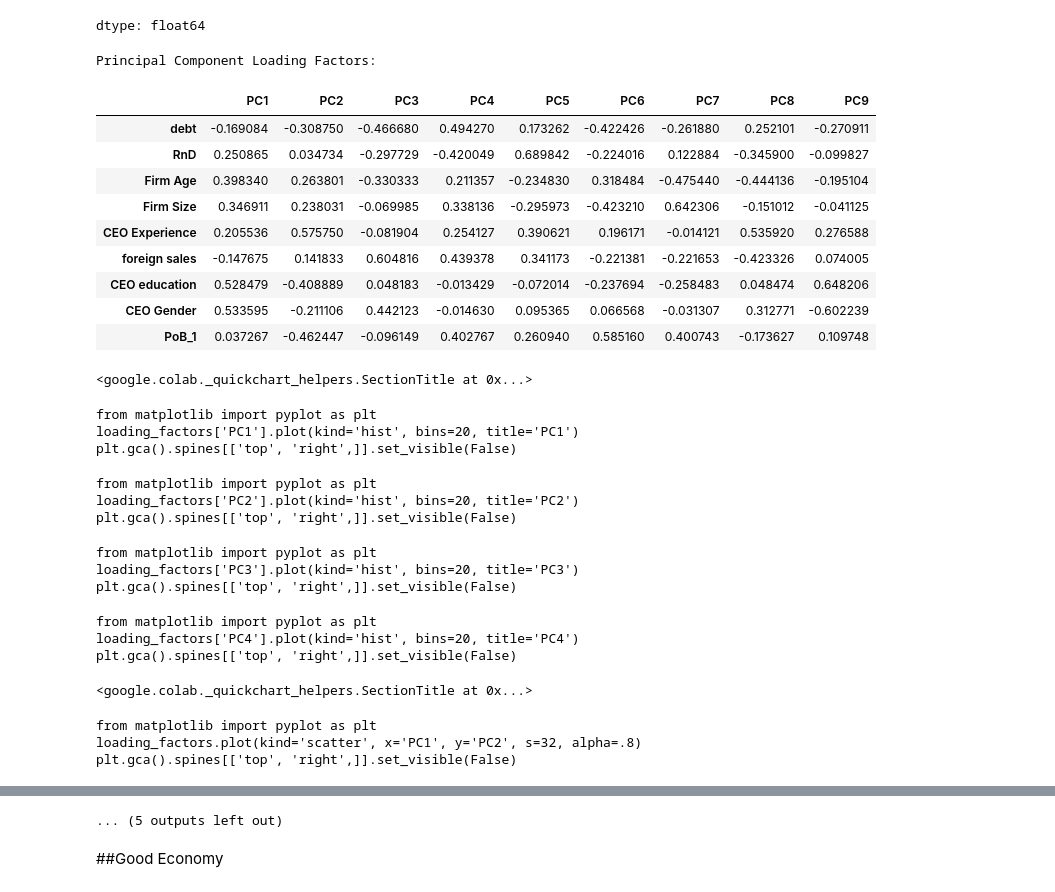
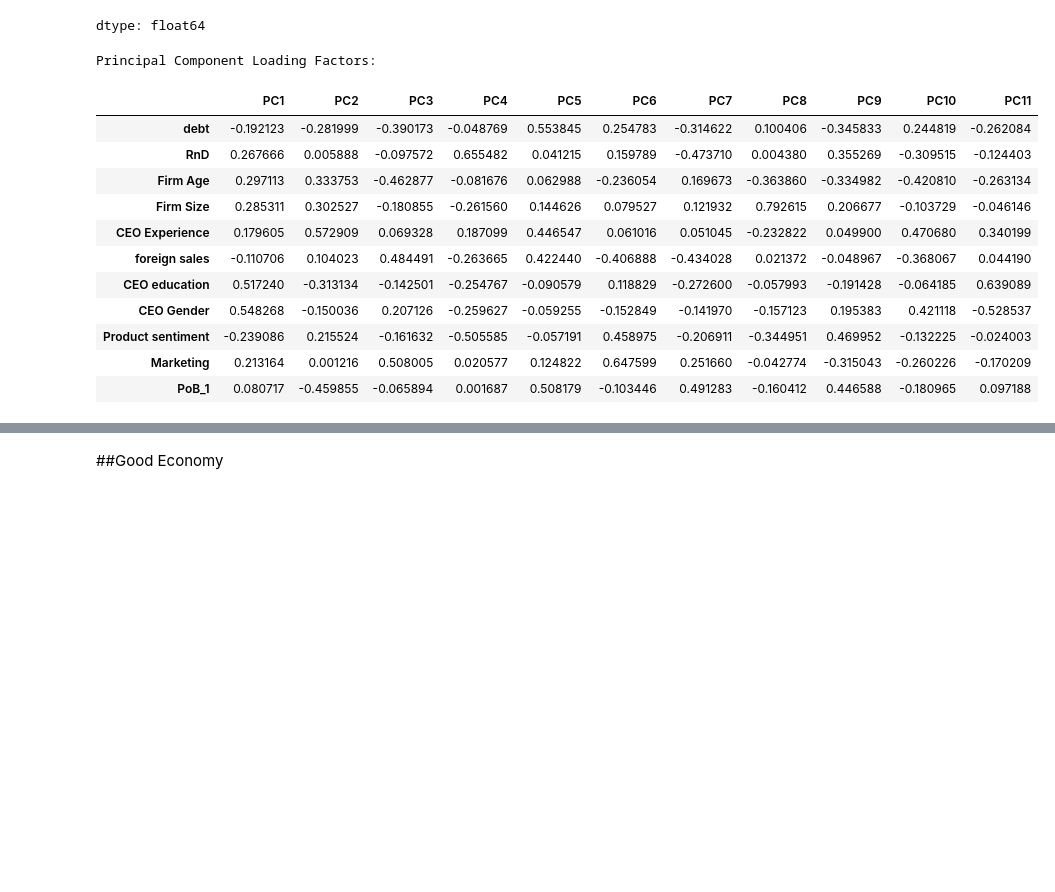
Before and after one commit to nananana25/MSC151, a Jupyter notebook: CW4_MRAP.ipynb, the cells around one changed output, grey strips where cells are left out. Cells and saved outputs as stored; diff of their text form; code cells hidden in the pictures; blank space fills up the shorter version.

```diff
--- a/CW4_MRAP.ipynb
+++ b/CW4_MRAP.ipynb
@@ -482,0 +196,38 @@ dtype: float64
+# %%
+import pandas as pd
+from sklearn.linear_model import Lasso
+import numpy as np
+
+# Load df_new for High Inflation data
+# Corrected file path from 'High Inflation.xlsx' to 'High Inflation normal.xlsx'
+excel_file_path = ('/content/High Inflation.xlsx')
+df_new = pd.read_excel(excel_file_path)
+
+# Redefine features (X) and target (y) for 'High Inflation' data from df_new
+# Corrected column names based on the output of df_new.columns
+X_new_high_inflation = df_new[['debt', 'RnD', 'Firm Age', 'Firm Size', 'CEO Experience', 'foreign sales', 'CEO education', 'CEO Gender']]
+y_new_high_inflation = df_new['Profitability']
+
+# Note: 'Marketing', 'Product sentiment', and 'PoB' are not in 'High Inflation normal.xlsx'
+# based on the columns printed from df in cell L9NYH4f5eB7C. Removed these columns.
+
+# Assuming 'PoB' is not in this dataset or is not being handled here,
+# as the original 'High Inflation normal.xlsx' (df) did not have 'PoB'.
+# If a categorical variable needs to be handled, it would require a specific column name and logic.
+
+# Initialize and train a NEW Lasso model for High Inflation data
+# We'll use a small alpha value to start, you might want to tune this
+lasso_high_inflation = Lasso(alpha=0.1, random_state=42)
+lasso_high_inflation.fit(X_new_high_inflation, y_new_high_inflation)
+
+# Get the coefficients from the trained Lasso model for High Inflation
+lasso_coefficients_high_inflation = lasso_high_inflation.coef_
+
+# Create a pandas Series for better visualization, using the feature names from X_new_high_inflation
+lasso_coefficient_series_high_inflation = pd.Series(lasso_coefficients_high_inflation, index=X_new_high_inflation.columns)
+
+# Sort the coefficients by their absolute value to see the most impactful features
+sorted_lasso_coefficients_high_inflation = lasso_coefficient_series_high_inflation.abs().sort_values(ascending=False)
+
+print("LASSO Feature Importances (Absolute Coefficients) for High Inflation Data:")
+display(sorted_lasso_coefficients_high_inflation)
@@ -574,54 +339,39 @@ dtype: float64
 # %%
 from sklearn.preprocessing import StandardScaler
 from sklearn.decomposition import PCA
 import pandas as pd
 
 # Define features (X) for PCA
 # Note: 'Product Sentiment' seems to be 'product_sentiment' and 'PoB' needs handling as before
-X_pca = df_new[['debt', 'RnD', 'Firm Age', 'Firm Size', 'CEO Experience', 'foreign sales', 'CEO education', 'CEO Gender',  'PoB']]
+X_pca = df_new[['debt', 'RnD', 'Firm Age', 'Firm Size', 'CEO Experience', 'foreign sales', 'CEO education', 'CEO Gender',  'PoB', 'Product sentiment', 'Marketing']]
 
 # Handle categorical variable 'PoB'
 X_pca = pd.get_dummies(X_pca, columns=['PoB'], drop_first=True)
 
 # Standardize the features
 scaler = StandardScaler()
 X_scaled = scaler.fit_transform(X_pca)
 
 # Perform PCA
 pca = PCA()
 X_pca_result = pca.fit_transform(X_scaled)
 
 # Get the loading factors (components)
 loading_factors = pd.DataFrame(pca.components_.T, columns=[f'PC{i+1}' for i in range(pca.n_components_)], index=X_pca.columns)
 
 print("Principal Component Loading Factors:")
 display(loading_factors)
 # %% [output]
 Principal Component Loading Factors:
-|  | PC1 | PC2 | PC3 | PC4 | PC5 | PC6 | PC7 | PC8 | PC9 |
-| debt | -0.169084 | -0.308750 | -0.466680 | 0.494270 | 0.173262 | -0.422426 | -0.261880 | 0.252101 | -0.270911 |
-| RnD | 0.250865 | 0.034734 | -0.297729 | -0.420049 | 0.689842 | -0.224016 | 0.122884 | -0.345900 | -0.099827 |
-| Firm Age | 0.398340 | 0.263801 | -0.330333 | 0.211357 | -0.234830 | 0.318484 | -0.475440 | -0.444136 | -0.195104 |
-| Firm Size | 0.346911 | 0.238031 | -0.069985 | 0.338136 | -0.295973 | -0.423210 | 0.642306 | -0.151012 | -0.041125 |
-| CEO Experience | 0.205536 | 0.575750 | -0.081904 | 0.254127 | 0.390621 | 0.196171 | -0.014121 | 0.535920 | 0.276588 |
-| foreign sales | -0.147675 | 0.141833 | 0.604816 | 0.439378 | 0.341173 | -0.221381 | -0.221653 | -0.423326 | 0.074005 |
-| CEO education | 0.528479 | -0.408889 | 0.048183 | -0.013429 | -0.072014 | -0.237694 | -0.258483 | 0.048474 | 0.648206 |
-| CEO Gender | 0.533595 | -0.211106 | 0.442123 | -0.014630 | 0.095365 | 0.066568 | -0.031307 | 0.312771 | -0.602239 |
-| PoB_1 | 0.037267 | -0.462447 | -0.096149 | 0.402767 | 0.260940 | 0.585160 | 0.400743 | -0.173627 | 0.109748 |
+|  | PC1 | PC2 | PC3 | PC4 | PC5 | PC6 | PC7 | PC8 | PC9 | PC10 | PC11 |
+| debt | -0.192123 | -0.281999 | -0.390173 | -0.048769 | 0.553845 | 0.254783 | -0.314622 | 0.100406 | -0.345833 | 0.244819 | -0.262084 |
+| RnD | 0.267666 | 0.005888 | -0.097572 | 0.655482 | 0.041215 | 0.159789 | -0.473710 | 0.004380 | 0.355269 | -0.309515 | -0.124403 |
+| Firm Age | 0.297113 | 0.333753 | -0.462877 | -0.081676 | 0.062988 | -0.236054 | 0.169673 | -0.363860 | -0.334982 | -0.420810 | -0.263134 |
+| Firm Size | 0.285311 | 0.302527 | -0.180855 | -0.261560 | 0.144626 | 0.079527 | 0.121932 | 0.792615 | 0.206677 | -0.103729 | -0.046146 |
+| CEO Experience | 0.179605 | 0.572909 | 0.069328 | 0.187099 | 0.446547 | 0.061016 | 0.051045 | -0.232822 | 0.049900 | 0.470680 | 0.340199 |
+| foreign sales | -0.110706 | 0.104023 | 0.484491 | -0.263665 | 0.422440 | -0.406888 | -0.434028 | 0.021372 | -0.048967 | -0.368067 | 0.044190 |
+| CEO education | 0.517240 | -0.313134 | -0.142501 | -0.254767 | -0.090579 | 0.118829 | -0.272600 | -0.057993 | -0.191428 | -0.064185 | 0.639089 |
+| CEO Gender | 0.548268 | -0.150036 | 0.207126 | -0.259627 | -0.059255 | -0.152849 | -0.141970 | -0.157123 | 0.195383 | 0.421118 | -0.528537 |
+| Product sentiment | -0.239086 | 0.215524 | -0.161632 | -0.505585 | -0.057191 | 0.458975 | -0.206911 | -0.344951 | 0.469952 | -0.132225 | -0.024003 |
+| Marketing | 0.213164 | 0.001216 | 0.508005 | 0.020577 | 0.124822 | 0.647599 | 0.251660 | -0.042774 | -0.315043 | -0.260226 | -0.170209 |
+| PoB_1 | 0.080717 | -0.459855 | -0.065894 | 0.001687 | 0.508179 | -0.103446 | 0.491283 | -0.160412 | 0.446588 | -0.180965 | 0.097188 |
-<google.colab._quickchart_helpers.SectionTitle at 0x...>
-from matplotlib import pyplot as plt
-loading_factors['PC1'].plot(kind='hist', bins=20, title='PC1')
-plt.gca().spines[['top', 'right',]].set_visible(False)
-from matplotlib import pyplot as plt
-loading_factors['PC2'].plot(kind='hist', bins=20, title='PC2')
-plt.gca().spines[['top', 'right',]].set_visible(False)
-from matplotlib import pyplot as plt
-loading_factors['PC3'].plot(kind='hist', bins=20, title='PC3')
-plt.gca().spines[['top', 'right',]].set_visible(False)
-from matplotlib import pyplot as plt
-loading_factors['PC4'].plot(kind='hist', bins=20, title='PC4')
-plt.gca().spines[['top', 'right',]].set_visible(False)
-<google.colab._quickchart_helpers.SectionTitle at 0x...>
-from matplotlib import pyplot as plt
-loading_factors.plot(kind='scatter', x='PC1', y='PC2', s=32, alpha=.8)
-plt.gca().spines[['top', 'right',]].set_visible(False)
@@ -637,4 +378,3 @@ plt.gca().spines[['top', 'right',]].set_visible(False)
-... (5 outputs left out)
 # %% [markdown]
 ##Good Economy
 # %%
```
Also changed, not shown: parts of 30 cells of this notebook.
